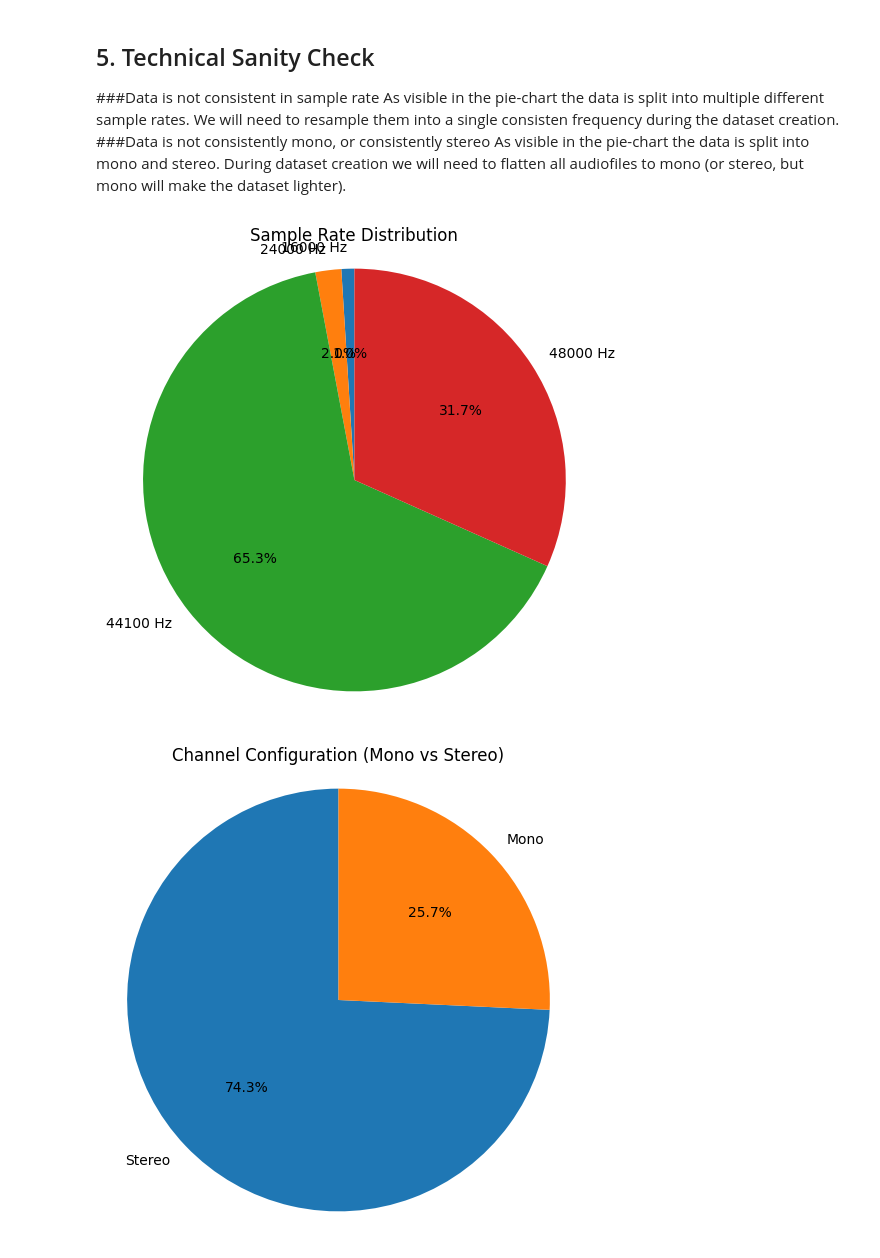
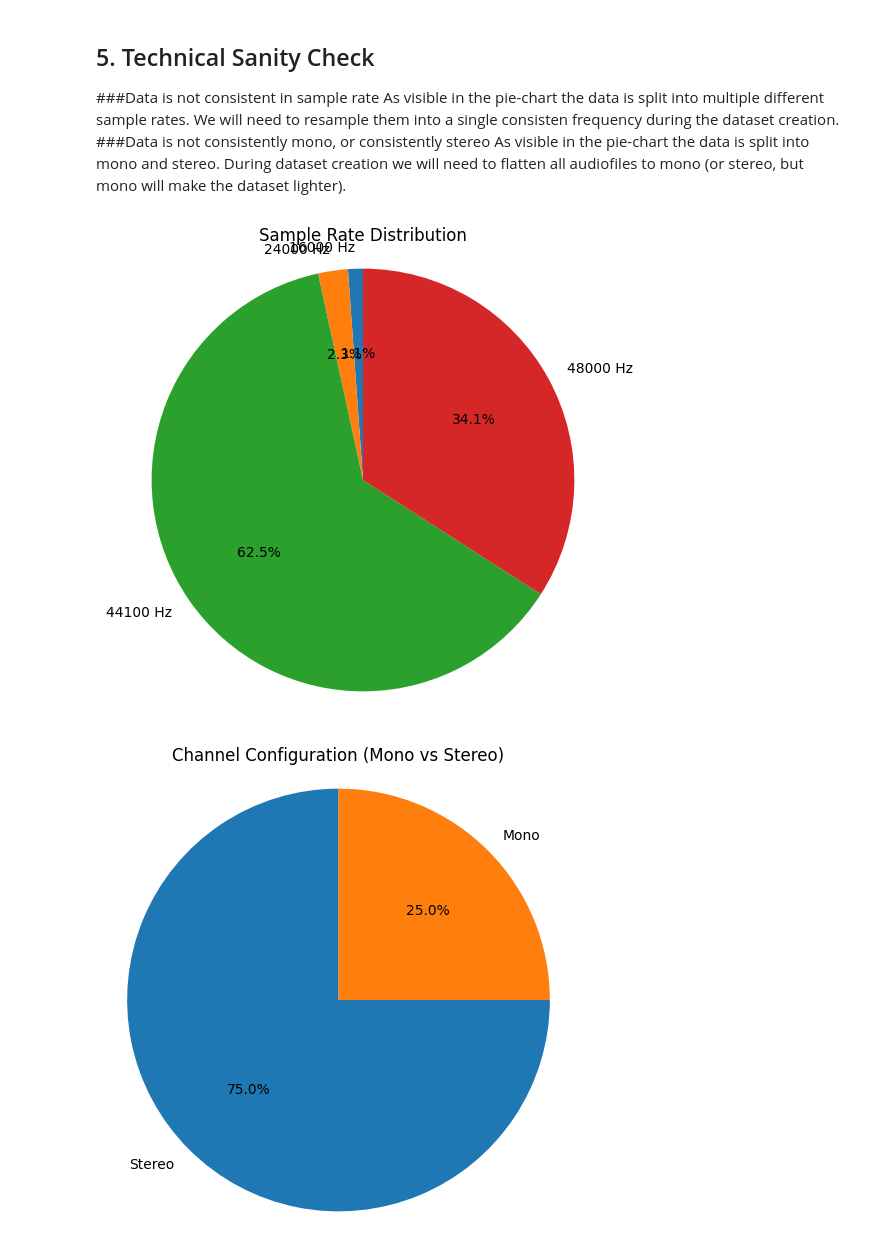
Before and after one commit to Ale-Jez/IML-PW, a Jupyter notebook: eda.ipynb, the cells around one changed output. Cells and saved outputs as stored; diff of their text form; code cells hidden in the pictures.

```diff
--- a/eda.ipynb
+++ b/eda.ipynb
@@ -82,7 +63,7 @@ Mounted at /content/drive
 ##Reading the audio files
 Here we iterate through all the subdirectories containing audiofiles and use label.yaml files to register them as rows in the dataframe
 # %%
-def build_metadata_dataframe(data_root="/content/drive/MyDrive/ML_PW"):
+def build_metadata_dataframe(data_root=r"c:\Users\pczec\Desktop\Studia\SEM5\IML\IML-PW\Recordings"):
     records = []
     # Walk through directories
     for root, dirs, files in os.walk(data_root):
@@ -152,7 +133,9 @@ def build_metadata_dataframe(data_root="/content/drive/MyDrive/ML_PW"):
 
     df = pd.DataFrame(records)
     return df
-df = build_metadata_dataframe(data_root="/content/drive/MyDrive/ML_PW")
+
+# Use local Recordings folder
+df = build_metadata_dataframe()
 print(df.head())
 # %% [output]
                                             filepath  \
@@ -649,7 +632,7 @@ As visible in the pie-chart the data is split into multiple different sample rat
 ###Data is not consistently mono, or consistently stereo
 As visible in the pie-chart the data is split into mono and stereo. During dataset creation we will need to flatten all audiofiles to mono (or stereo, but mono will make the dataset lighter).
 # %%
-df = build_metadata_dataframe(data_root="/content/drive/MyDrive/ML_PW")
+df = build_metadata_dataframe()
 
 # --- 1. Enrich df with sample rate + channels info ---
 def get_audio_info(path):
@@ -672,32 +655,32 @@ sr_counts = (
 plt.figure(figsize=(6, 6))
 plt.pie(
     sr_counts.values,
     labels=[f"{int(sr)} Hz" for sr in sr_counts.index],
     autopct="%1.1f%%",
     startangle=90
 )
 plt.title("Sample Rate Distribution")
 plt.axis("equal")
 plt.show()
 
 # -------- PIE CHART 2: Mono vs Stereo distribution --------
 
 channel_type = df["channels"].map(
     lambda c: "Mono" if c == 1 else ("Stereo" if c == 2 else "Other")
 )
 
 chan_counts = channel_type.value_counts()
 
 plt.figure(figsize=(6, 6))
 plt.pie(
     chan_counts.values,
     labels=chan_counts.index,
     autopct="%1.1f%%",
     startangle=90
 )
 plt.title("Channel Configuration (Mono vs Stereo)")
 plt.axis("equal")
 plt.show()
 # %% [output]
-[figure, old version]
+[figure, new version]
-[figure, old version]
+[figure, new version]
```
Also changed, not shown: parts of 12 cells of this notebook, 25 other files.
